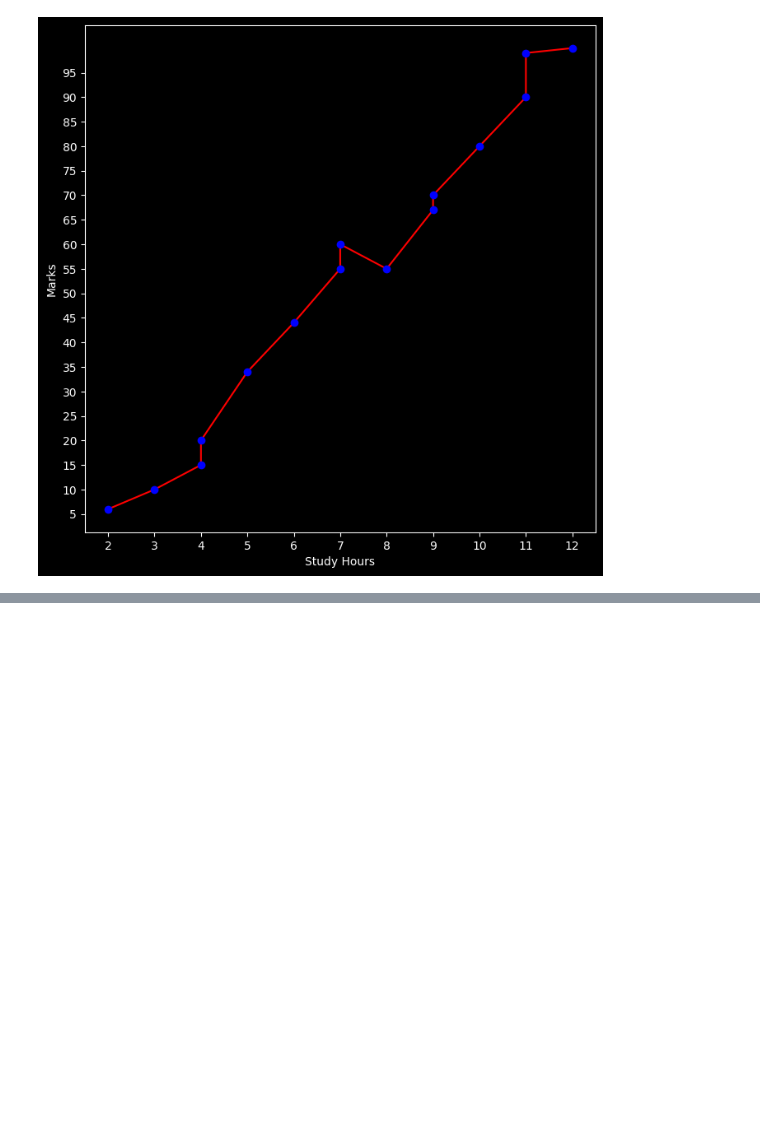
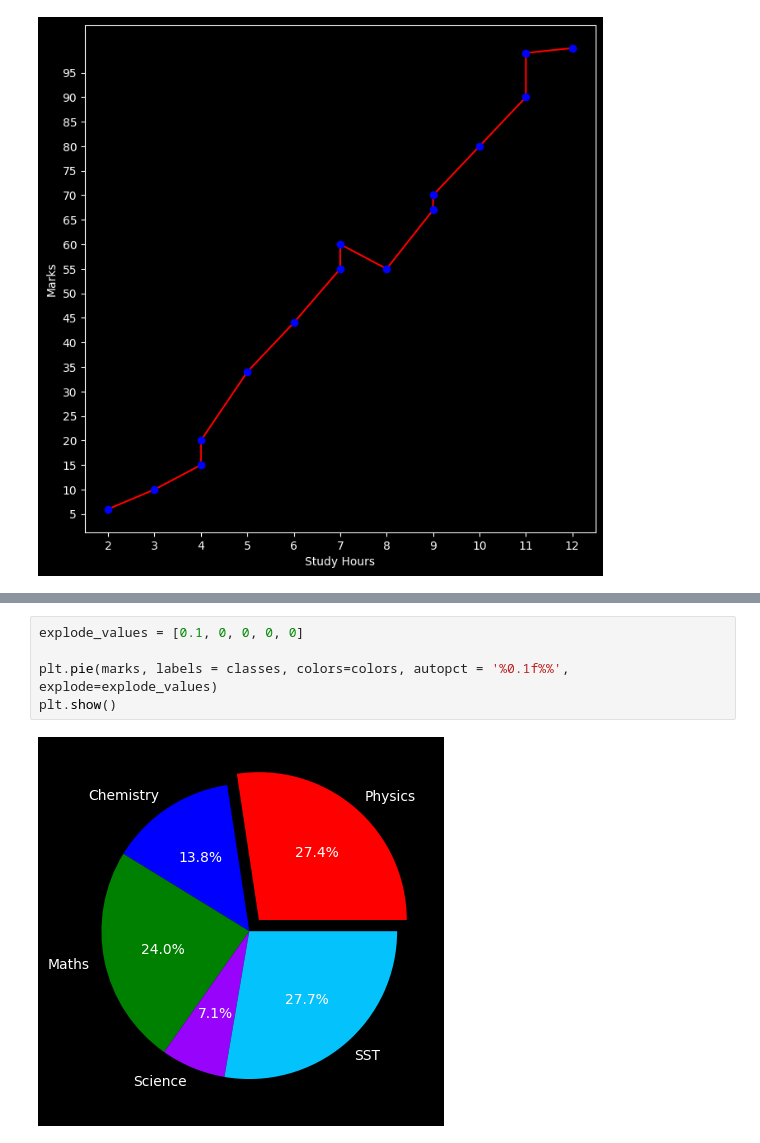
Before and after one commit to fazlialtunn/learning-matplotlib, a Jupyter notebook: learning_matplotlib.ipynb, the cells around one changed output, grey strips where cells are left out. Drawn from its saved outputs; the diff is of its cells as text; blank space fills up the shorter version.

```diff
--- a/learning_matplotlib.ipynb
+++ b/learning_matplotlib.ipynb
@@ -281,0 +304,7 @@ plt.show()
+# %%
+explode_values = [0.1, 0, 0, 0, 0]
+
+plt.pie(marks, labels = classes, colors=colors, autopct = '%0.1f%%', explode=explode_values)
+plt.show()
+# %% [output]
+[figure, added]
```
Also changed, not shown: parts of 22 cells of this notebook.
